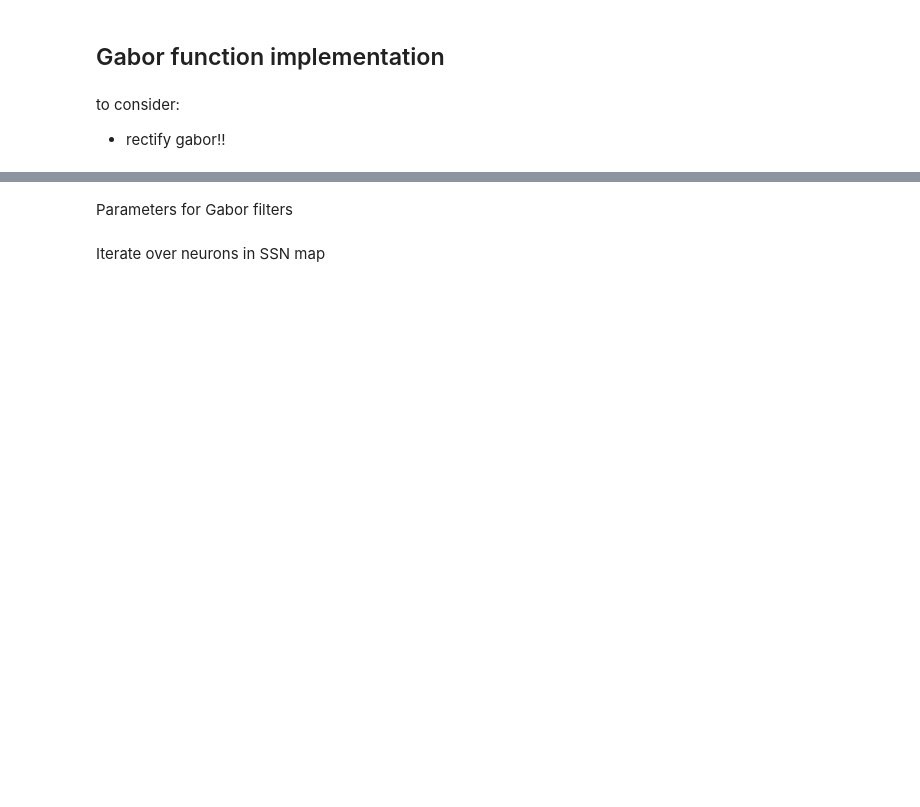
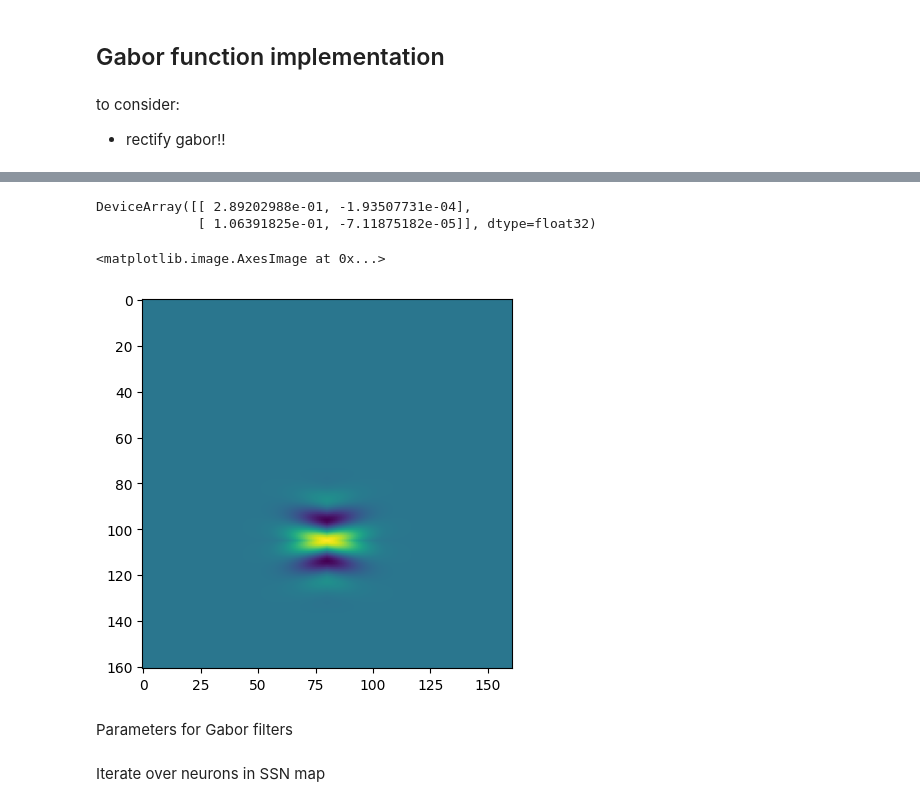
Before and after one commit to clarapecci/SSN_VPL, a Jupyter notebook: 2D SSN simulation.ipynb, the cells around one changed output, grey strips where cells are left out. Drawn from its saved outputs; the diff is of its cells as text; code cells hidden in the pictures; blank space fills up the shorter version.

Commit message:
Trials to vectorise Gabor code

```diff
--- a/2D SSN simulation.ipynb
+++ b/2D SSN simulation.ipynb
@@ -917,0 +983,25 @@ class gabor_filter:
+# %%
+X=np.array([1,4, 1,4]).reshape(2,2)
+Y=np.array([0.5, 0.5, 1.5, 1.5]).reshape(2,2)
+values=[]
+
+x_=np.array([1,4])
+y_=np.array([0.5,1.5])
+
+spatials=[]
+gabors=[]
+values=[]
+theta=0
+k=1
+for x in x_:
+    for y in y_:
+        spatial=np.cos(k*x*np.cos(theta) + k*y*np.sin(theta) + phase)
+        spatials.append(spatial)
+        gabor= np.exp(-0.5 *( x**2 + y**2)/1**2)
+        gabors.append(gabor)
+        print(spatial*gabor)
+        values.append(spatial*gabor)
+spatials=np.array(spatials)
+gabors=np.array(gabors)
+values=np.array(values).reshape(2,2)
+values
@@ -917,0 +1015,20 @@ class gabor_filter:
+# %%
+np.exp(-0.5 *( X**2 + Y**2)/1**2) * np.cos(k*X*np.cos(theta) + k*Y*np.sin(theta) + phase)
+# %% [output]
+DeviceArray([[ 2.89202988e-01, -1.93507731e-04],
+             [ 1.06391825e-01, -7.11875182e-05]], dtype=float32)
+# %%
+x_i=0.5
+y_= np.flipud(y_axis - y_i).squeeze()
+x_axis=np.linspace(-1.6, 1.6, N_pixels, endpoint=True)
+values=[]
+for x in x_axis:
+    spatial=np.cos(k*np.abs(y_)*np.cos(theta) + k*np.abs((x-x_i))*np.sin(theta) + phase)
+    gabor= np.exp(-0.5 *( (x-x_i)**2 + y_**2)/sigma_g**2)
+    values.append(gabor*spatial)
+values=np.array(values).reshape(N_pixels, N_pixels)
+# %%
+plt.imshow(values)
+# %% [output]
+<matplotlib.image.AxesImage at 0x...>
+[figure, added]
```
Also changed, not shown: parts of 16 cells of this notebook.
